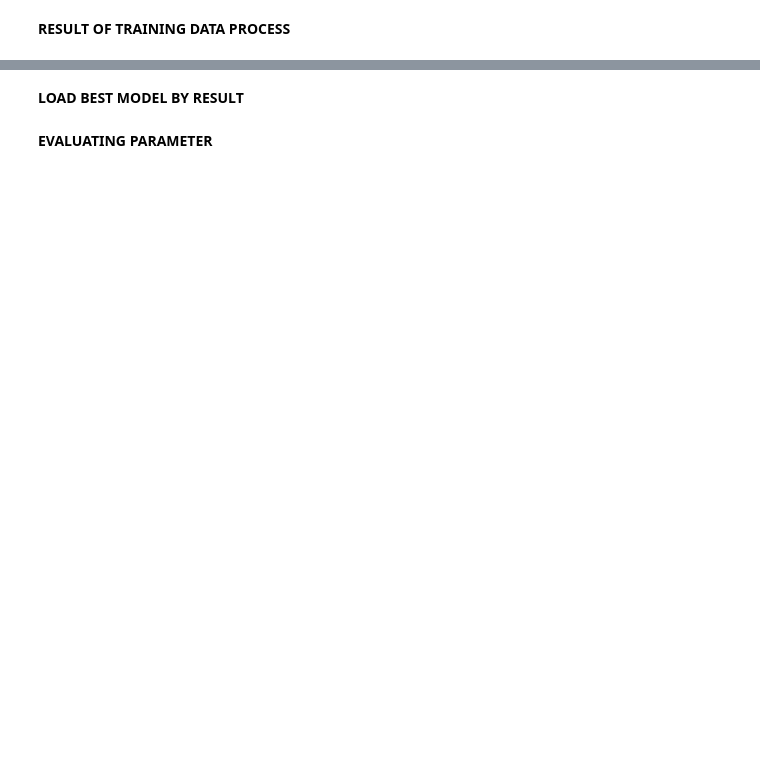
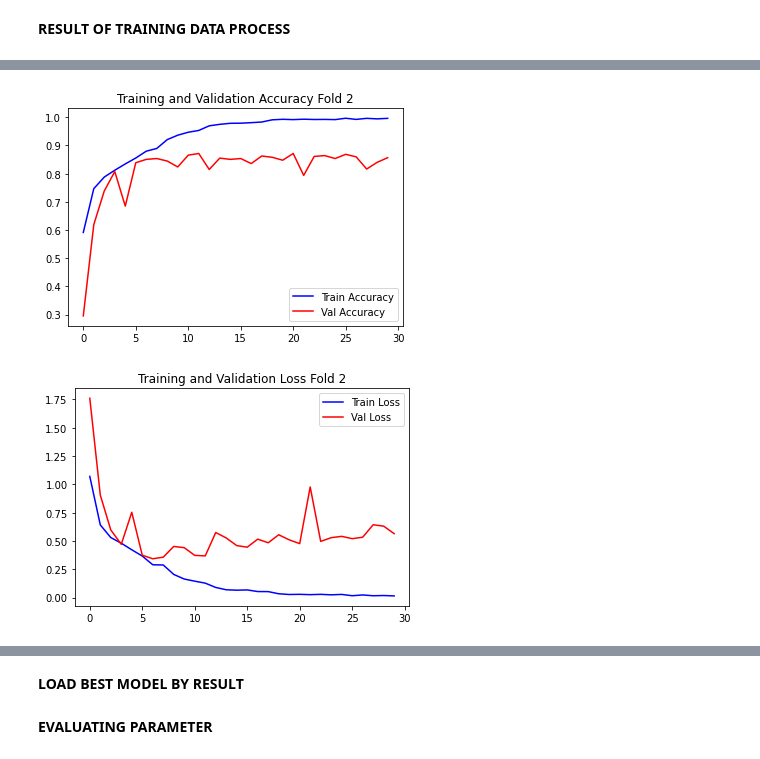
Before and after one commit to avishatr/TA, a Jupyter notebook: alexnet-corn-or-maize-disease-detectection.ipynb, the cells around one changed output, grey strips where cells are left out. Drawn from its saved outputs; the diff is of its cells as text; code cells hidden in the pictures; blank space fills up the shorter version.

```diff
--- a/alexnet-corn-or-maize-disease-detectection.ipynb
+++ b/alexnet-corn-or-maize-disease-detectection.ipynb
@@ -235,22 +284,25 @@ plt.show()
 # %%
 #FOLD 2
 #Train and validation accuracy
 plt.title('Training and Validation Accuracy Fold 2')
 plt.plot(model_history[1].history['accuracy'], label='Train Accuracy', color='blue', )
 plt.plot(model_history[1].history['val_accuracy'], label='Val Accuracy', color='red', )
 plt.legend()
 plt.savefig("Accuracy_fold 2.jpg")
 plt.show()
 
 plt.figure()
 
 #Train and validation loss
-plt.title('Training and Validation Accuracy Fold 2')
+plt.title('Training and Validation Loss Fold 2')
 plt.plot(model_history[1].history['loss'], label='Train Loss', color='blue', )
 plt.plot(model_history[1].history['val_loss'], label='Val Loss', color='red', )
 plt.legend()
 plt.savefig("Loss_fold 2.jpg")
 plt.show()
+# %% [output]
+[figure, added]
+[figure, added]
 # %%
 #FOLD 3
 #Train and validation accuracy
```
Also changed, not shown: parts of 19 cells of this notebook.
